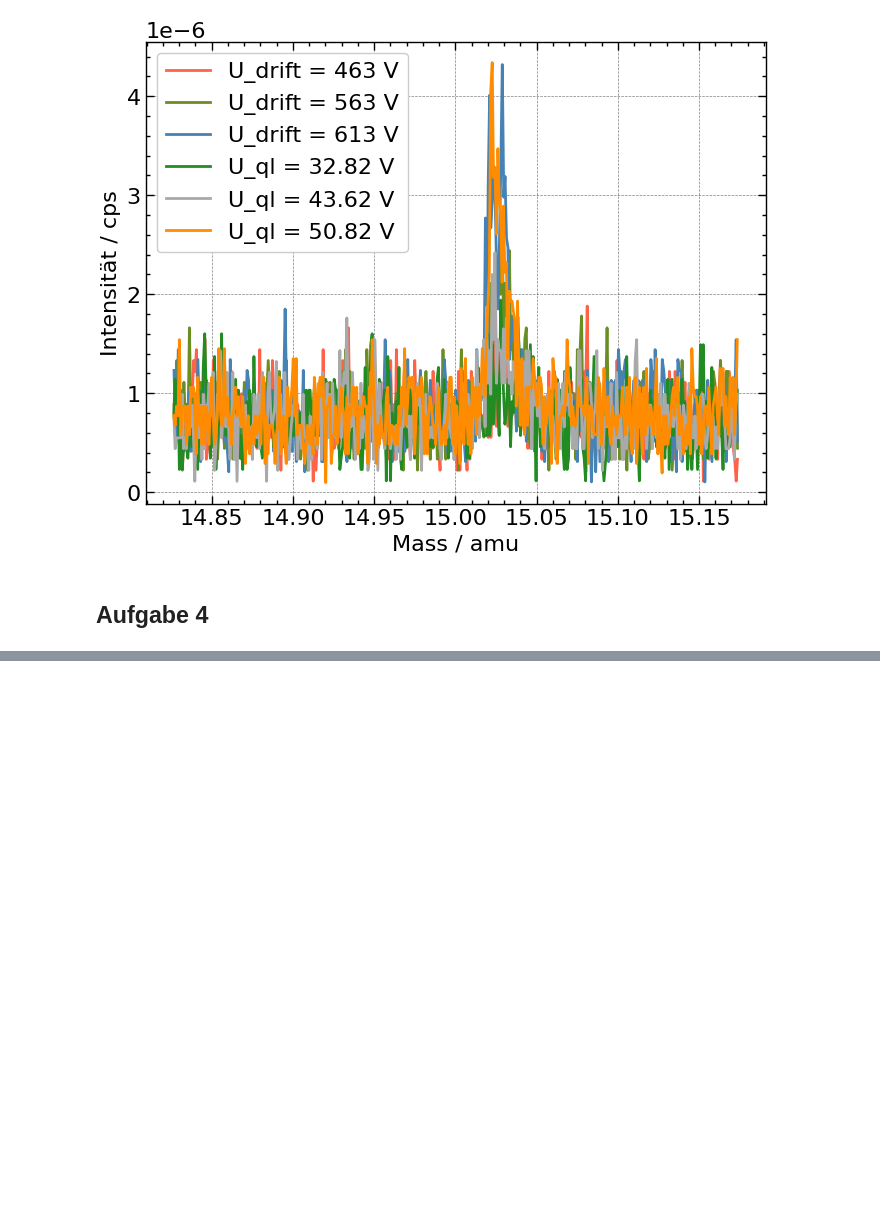
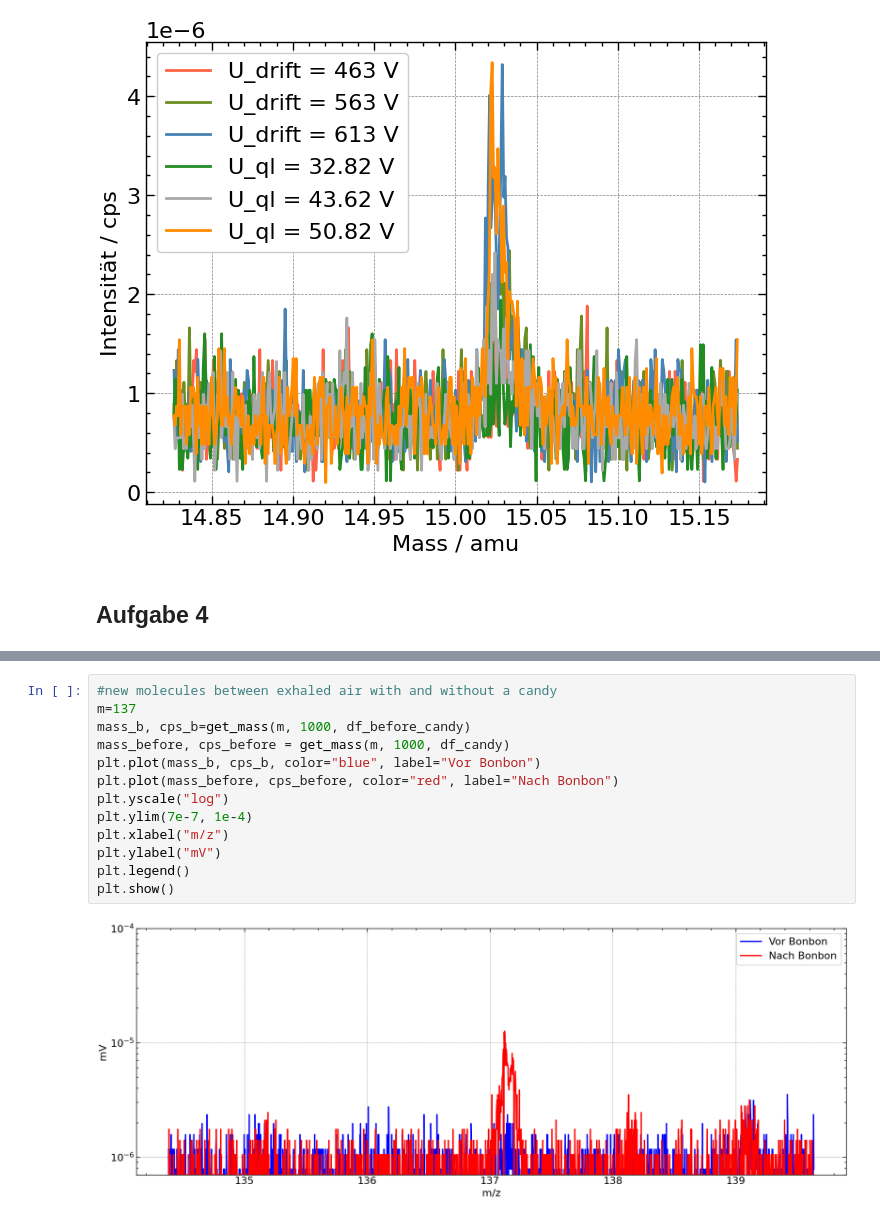
Before and after one commit to KemalOenen/advanced_labcourse, a Jupyter notebook: I002/data_analysis.ipynb, the cells around one changed output, grey strips where cells are left out. Drawn from its saved outputs; the diff is of its cells as text; blank space fills up the shorter version.

```diff
--- a/I002/data_analysis.ipynb
+++ b/I002/data_analysis.ipynb
@@ -580,0 +645,15 @@ plt.yscale("log")
+# %%
+#new molecules between exhaled air with and without a candy
+m=137
+mass_b, cps_b=get_mass(m, 1000, df_before_candy)
+mass_before, cps_before = get_mass(m, 1000, df_candy)
+plt.plot(mass_b, cps_b, color="blue", label="Vor Bonbon")
+plt.plot(mass_before, cps_before, color="red", label="Nach Bonbon")
+plt.yscale("log")
+plt.ylim(7e-7, 1e-4)
+plt.xlabel("m/z")
+plt.ylabel("mV")
+plt.legend()
+plt.show()
+# %% [output]
+[figure, added]
```
Also changed, not shown: parts of 11 cells of this notebook, 12 other files.
